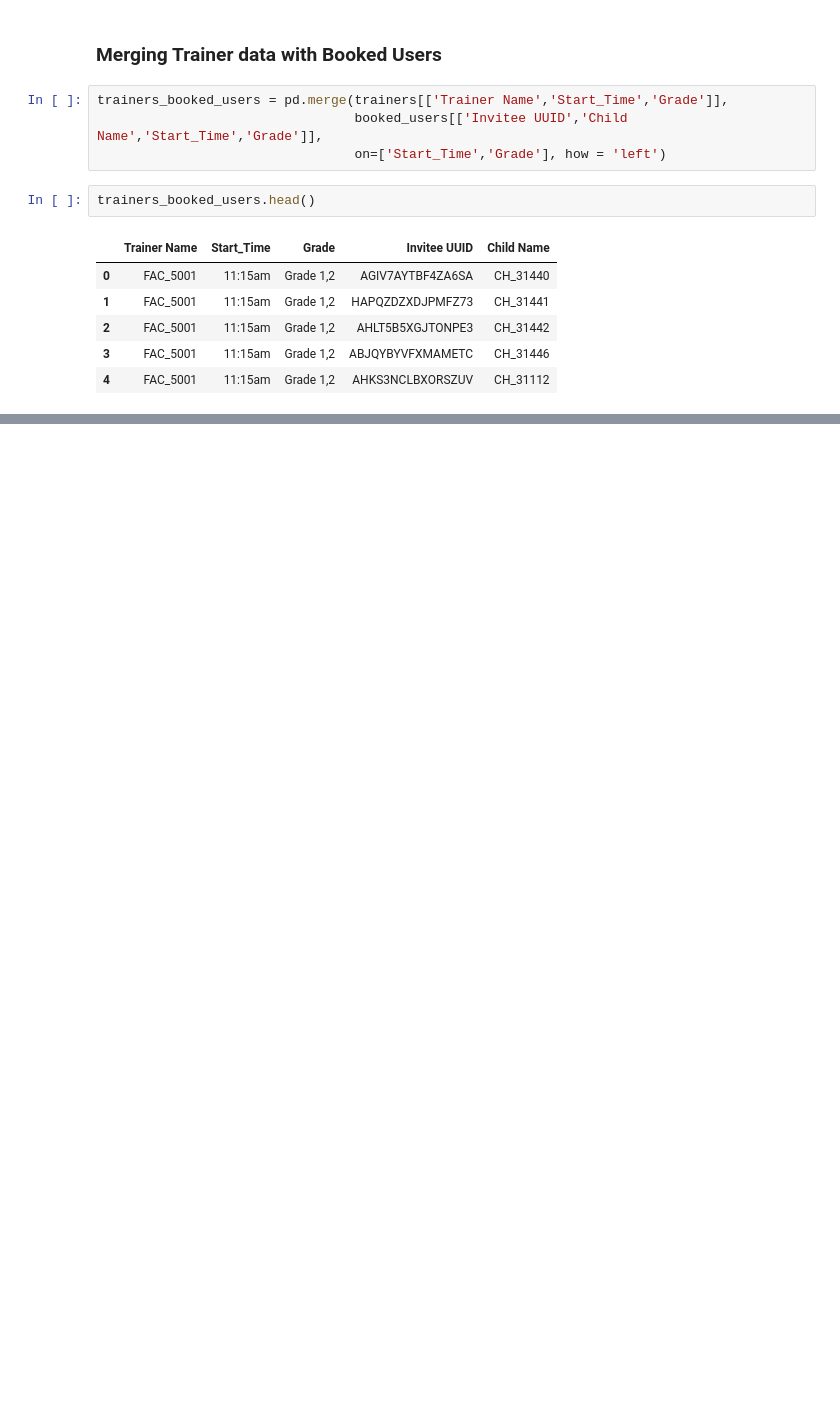
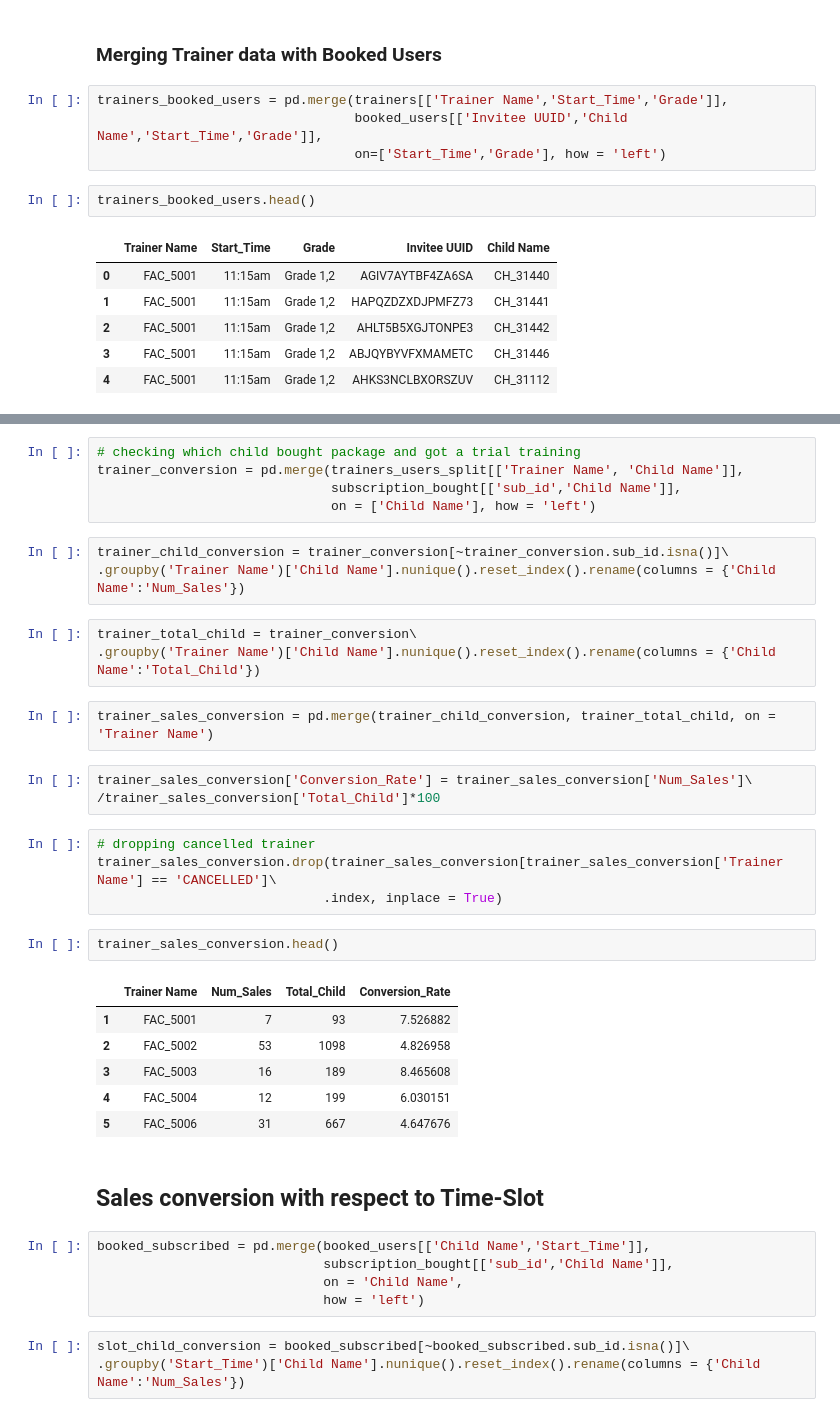
Before and after one commit to jacobjohn2016/Stones2Milestones-DA-Tasks, a Jupyter notebook: Data Analytics Assignment.ipynb, the cells around one changed output, grey strips where cells are left out. Drawn from its saved outputs; the diff is of its cells as text; blank space fills up the shorter version.

```diff
--- a/Data Analytics Assignment.ipynb
+++ b/Data Analytics Assignment.ipynb
@@ -115,0 +147,39 @@ subscription_bought.head()
+# %%
+# checking which child bought package and got a trial training
+trainer_conversion = pd.merge(trainers_users_split[['Trainer Name', 'Child Name']],
+                              subscription_bought[['sub_id','Child Name']],
+                              on = ['Child Name'], how = 'left')
+# %%
+trainer_child_conversion = trainer_conversion[~trainer_conversion.sub_id.isna()]\
+.groupby('Trainer Name')['Child Name'].nunique().reset_index().rename(columns = {'Child Name':'Num_Sales'})
+# %%
+trainer_total_child = trainer_conversion\
+.groupby('Trainer Name')['Child Name'].nunique().reset_index().rename(columns = {'Child Name':'Total_Child'})
+# %%
+trainer_sales_conversion = pd.merge(trainer_child_conversion, trainer_total_child, on = 'Trainer Name')
+# %%
+trainer_sales_conversion['Conversion_Rate'] = trainer_sales_conversion['Num_Sales']\
+/trainer_sales_conversion['Total_Child']*100
+# %%
+# dropping cancelled trainer
+trainer_sales_conversion.drop(trainer_sales_conversion[trainer_sales_conversion['Trainer Name'] == 'CANCELLED']\
+                             .index, inplace = True)
+# %%
+trainer_sales_conversion.head()
+# %% [output]
+|  | Trainer Name | Num_Sales | Total_Child | Conversion_Rate |
+| 1 | FAC_5001 | 7 | 93 | 7.526882 |
+| 2 | FAC_5002 | 53 | 1098 | 4.826958 |
+| 3 | FAC_5003 | 16 | 189 | 8.465608 |
+| 4 | FAC_5004 | 12 | 199 | 6.030151 |
+| 5 | FAC_5006 | 31 | 667 | 4.647676 |
+# %% [markdown]
+## Sales conversion with respect to Time-Slot
+# %%
+booked_subscribed = pd.merge(booked_users[['Child Name','Start_Time']],
+                             subscription_bought[['sub_id','Child Name']],
+                             on = 'Child Name',
+                             how = 'left')
+# %%
+slot_child_conversion = booked_subscribed[~booked_subscribed.sub_id.isna()]\
+.groupby('Start_Time')['Child Name'].nunique().reset_index().rename(columns = {'Child Name':'Num_Sales'})
```
Also changed, not shown: parts of 68 cells of this notebook, 2 other files.
